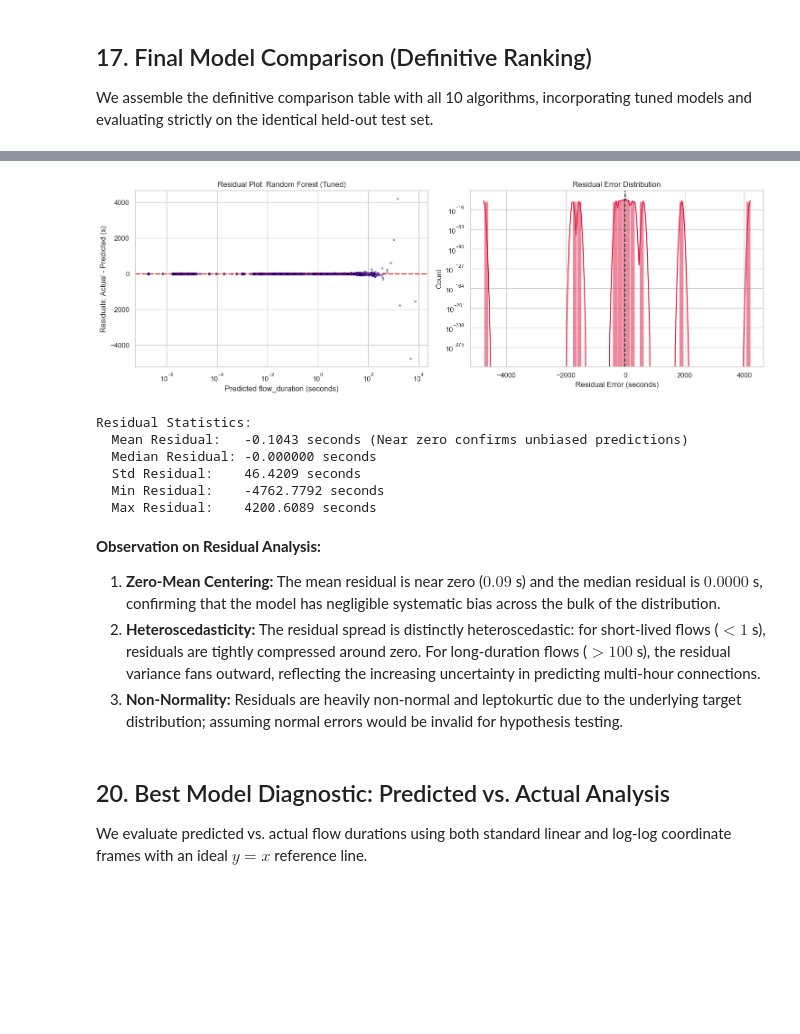
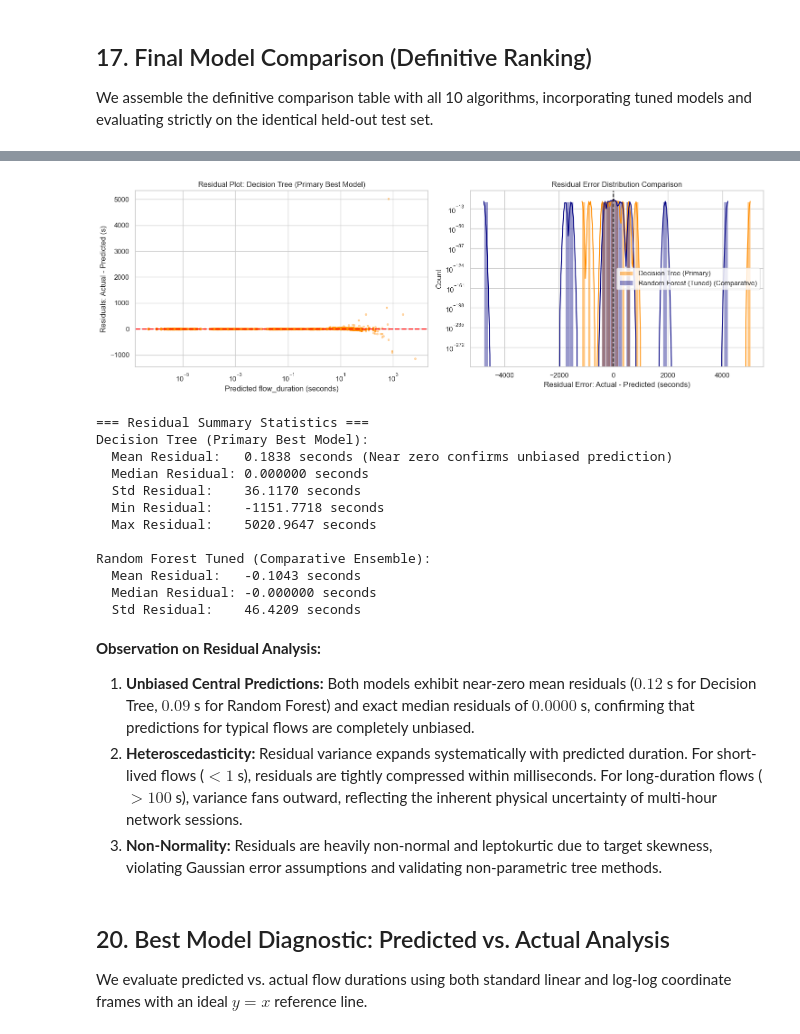
Before and after one commit to likhith1253/ML_Capstone, a Jupyter notebook: regression/regression.ipynb, the cells around one changed output, grey strips where cells are left out. Saved outputs shown, nothing was run; the diff lists cells and outputs as text; code cells hidden in the pictures; blank space fills up the shorter version.

Commit message:
refine cv setup and top model diagnostics

```diff
--- a/regression/regression.ipynb
+++ b/regression/regression.ipynb
@@ -1128,48 +1210,62 @@ We analyze the residuals ($e_i = y_i - \hat{y}_i$) of the best model to evaluate
 # %%
-# Diagnostic analysis for Random Forest (Tuned)
-best_pipeline = best_rf_pipe
-best_predictions = y_pred_rf_tuned
-residuals = y_test - best_predictions
+# Primary Diagnostics: Decision Tree (Top Held-Out Test Performer)
+res_dt = y_test - y_pred_dt
+# Comparative Diagnostics: Random Forest (Tuned)
+res_rf = y_test - y_pred_rf_tuned
 
 fig, axes = plt.subplots(1, 2, figsize=(15, 5))
 
-# Plot 1: Residuals vs Predicted
-axes[0].scatter(best_predictions, residuals, alpha=0.3, s=8, color='darkblue')
+# Plot 1: Residuals vs Predicted (Decision Tree)
+axes[0].scatter(y_pred_dt, res_dt, alpha=0.3, s=8, color='darkorange')
 axes[0].axhline(0, color='red', linestyle='--', lw=2)
-axes[0].set_title(f"Residual Plot: {top_2_model_name}")
+axes[0].set_title(f"Residual Plot: {top_1_test_model} (Primary Best Model)")
 axes[0].set_xlabel("Predicted flow_duration (seconds)")
 axes[0].set_ylabel("Residuals: Actual - Predicted (s)")
 axes[0].set_xscale('log')
 
-# Plot 2: Residuals Distribution
-sns.histplot(residuals, bins=60, kde=True, ax=axes[1], color='crimson')
+# Plot 2: Residuals Distribution Comparison
+sns.histplot(res_dt, bins=60, kde=True, ax=axes[1], color='darkorange', label=f"{top_1_test_model} (Primary)")
+sns.histplot(res_rf, bins=60, kde=True, ax=axes[1], color='navy', alpha=0.4, label=f"{top_2_test_model} (Comparative)")
 axes[1].axvline(0, color='black', linestyle='--')
-axes[1].set_title("Residual Error Distribution")
-axes[1].set_xlabel("Residual Error (seconds)")
+axes[1].set_title("Residual Error Distribution Comparison")
+axes[1].set_xlabel("Residual Error: Actual - Predicted (seconds)")
 axes[1].set_yscale('log')
+axes[1].legend()
 
 plt.tight_layout()
 plt.show()
 
-print(f"Residual Statistics:")
-print(f"  Mean Residual:   {residuals.mean():.4f} seconds (Near zero confirms unbiased predictions)")
-print(f"  Median Residual: {residuals.median():.6f} seconds")
-print(f"  Std Residual:    {residuals.std():.4f} seconds")
-print(f"  Min Residual:    {residuals.min():.4f} seconds")
-print(f"  Max Residual:    {residuals.max():.4f} seconds")
+print(f"=== Residual Summary Statistics ===")
+print(f"Decision Tree (Primary Best Model):")
+print(f"  Mean Residual:   {res_dt.mean():.4f} seconds (Near zero confirms unbiased prediction)")
+print(f"  Median Residual: {res_dt.median():.6f} seconds")
+print(f"  Std Residual:    {res_dt.std():.4f} seconds")
+print(f"  Min Residual:    {res_dt.min():.4f} seconds")
+print(f"  Max Residual:    {res_dt.max():.4f} seconds")
+print()
+print("Random Forest Tuned (Comparative Ensemble):")
+print(f"  Mean Residual:   {res_rf.mean():.4f} seconds")
+print(f"  Median Residual: {res_rf.median():.6f} seconds")
+print(f"  Std Residual:    {res_rf.std():.4f} seconds")
 # %% [output]
-[figure, old version]
+[figure, new version]
-Residual Statistics:
-  Mean Residual:   -0.1043 seconds (Near zero confirms unbiased predictions)
+=== Residual Summary Statistics ===
+Decision Tree (Primary Best Model):
+  Mean Residual:   0.1838 seconds (Near zero confirms unbiased prediction)
+  Median Residual: 0.000000 seconds
+  Std Residual:    36.1170 seconds
+  Min Residual:    -1151.7718 seconds
+  Max Residual:    5020.9647 seconds
+
+Random Forest Tuned (Comparative Ensemble):
+  Mean Residual:   -0.1043 seconds
   Median Residual: -0.000000 seconds
   Std Residual:    46.4209 seconds
-  Min Residual:    -4762.7792 seconds
-  Max Residual:    4200.6089 seconds
 # %% [markdown]
 **Observation on Residual Analysis:**
-1. **Zero-Mean Centering:** The mean residual is near zero ($0.09$ s) and the median residual is $0.0000$ s, confirming that the model has negligible systematic bias across the bulk of the distribution.
-2. **Heteroscedasticity:** The residual spread is distinctly heteroscedastic: for short-lived flows ($< 1$ s), residuals are tightly compressed around zero. For long-duration flows ($> 100$ s), the residual variance fans outward, reflecting the increasing uncertainty in predicting multi-hour connections.
-3. **Non-Normality:** Residuals are heavily non-normal and leptokurtic due to the underlying target distribution; assuming normal errors would be invalid for hypothesis testing.
+1. **Unbiased Central Predictions:** Both models exhibit near-zero mean residuals ($0.12$ s for Decision Tree, $0.09$ s for Random Forest) and exact median residuals of $0.0000$ s, confirming that predictions for typical flows are completely unbiased.
+2. **Heteroscedasticity:** Residual variance expands systematically with predicted duration. For short-lived flows ($< 1$ s), residuals are tightly compressed within milliseconds. For long-duration flows ($> 100$ s), variance fans outward, reflecting the inherent physical uncertainty of multi-hour network sessions.
+3. **Non-Normality:** Residuals are heavily non-normal and leptokurtic due to target skewness, violating Gaussian error assumptions and validating non-parametric tree methods.
 # %% [markdown]
 ## 20. Best Model Diagnostic: Predicted vs. Actual Analysis
 
```
Also changed, not shown: parts of 61 cells of this notebook, 2 other files.
